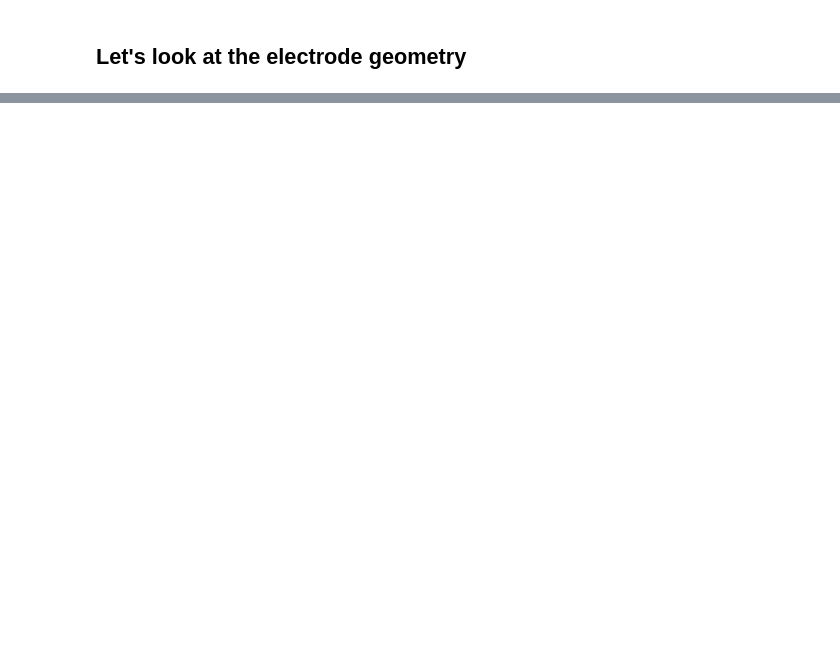
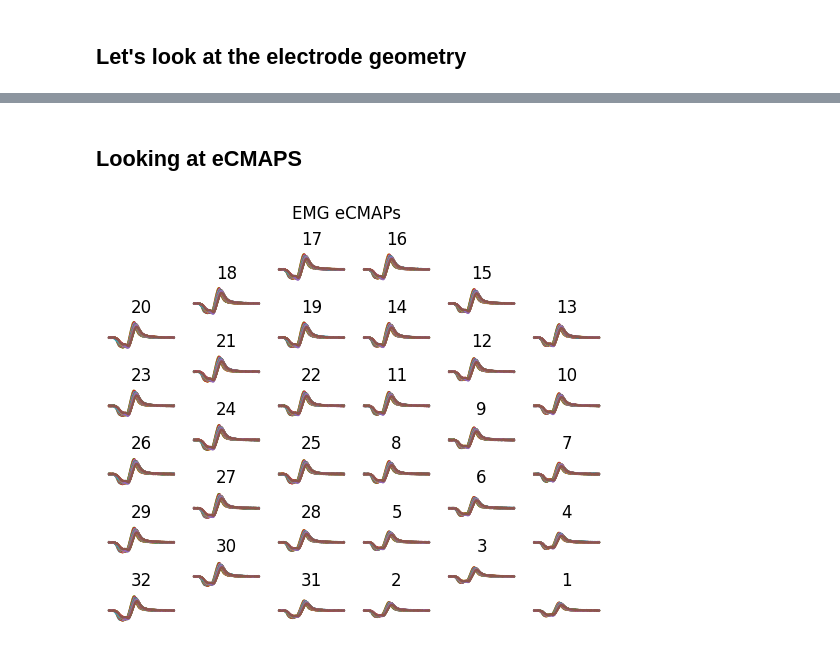
Before and after one commit to louisreg/NeuroTools, a Jupyter notebook: examples/emg/emg_array.ipynb, the cells around one changed output, grey strips where cells are left out. Saved outputs shown, nothing was run; the diff lists cells and outputs as text; code cells hidden in the pictures; blank space fills up the shorter version.

```diff
--- a/examples/emg/emg_array.ipynb
+++ b/examples/emg/emg_array.ipynb
@@ -19,0 +60,8 @@ fig.tight_layout()
+# %% [markdown]
+## Looking at eCMAPS
+# %%
+test_HD_sEMG.get_eCMAPS(duration = 0.015, delay = 0.001)
+test_HD_sEMG.plot_eCMAPs()
+plt.show()
+# %% [output]
+[figure, added]
```
Also changed, not shown: parts of 13 cells of this notebook, 50 other files.
